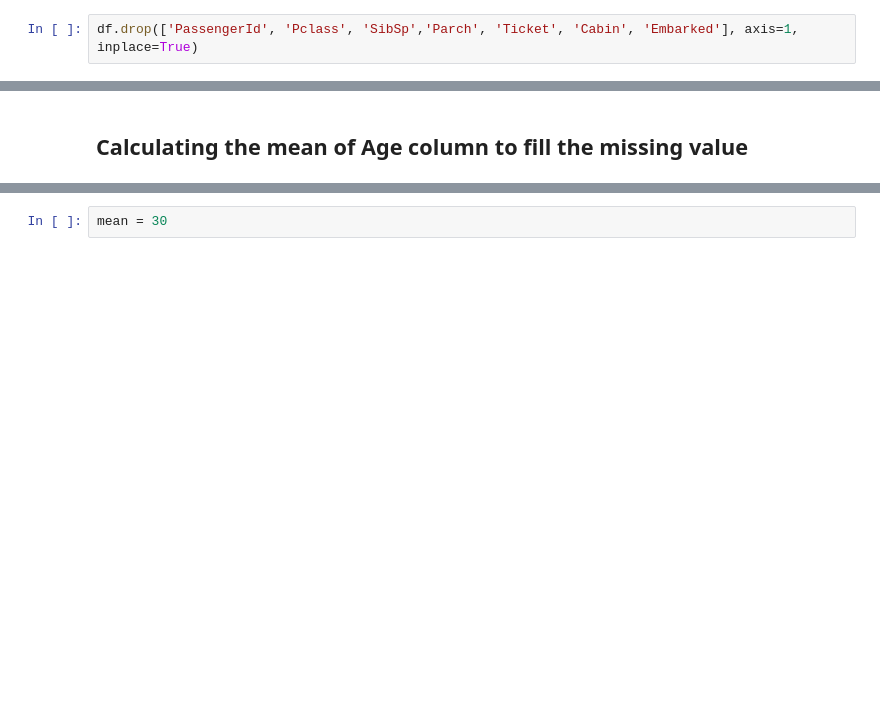
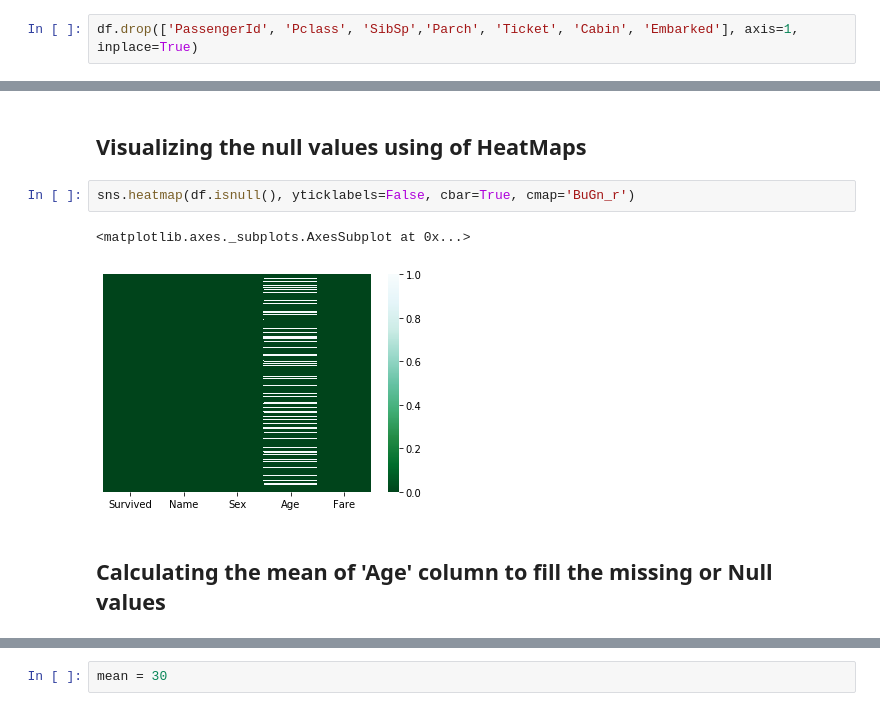
Before and after one commit to fmammo/Titanic-Disaster, a Jupyter notebook: Titanic.ipynb, the cells around one changed output, grey strips where cells are left out. Drawn from its saved outputs; the diff is of its cells as text; blank space fills up the shorter version.

```diff
--- a/Titanic.ipynb
+++ b/Titanic.ipynb
@@ -27,5 +56,12 @@ df.head()
+# %% [markdown]
+## Visualizing the null values using of HeatMaps
+# %%
+sns.heatmap(df.isnull(), yticklabels=False, cbar=True, cmap='BuGn_r')
+# %% [output]
+<matplotlib.axes._subplots.AxesSubplot at 0x...>
+[figure, added]
 # %% [markdown]
-## Calculating the mean of Age column to fill the missing value
+## Calculating the mean of 'Age' column to fill the missing or Null values
 # %%
 me = df['Age'].mean()
 me
```
Also changed, not shown: parts of 30 cells of this notebook.
